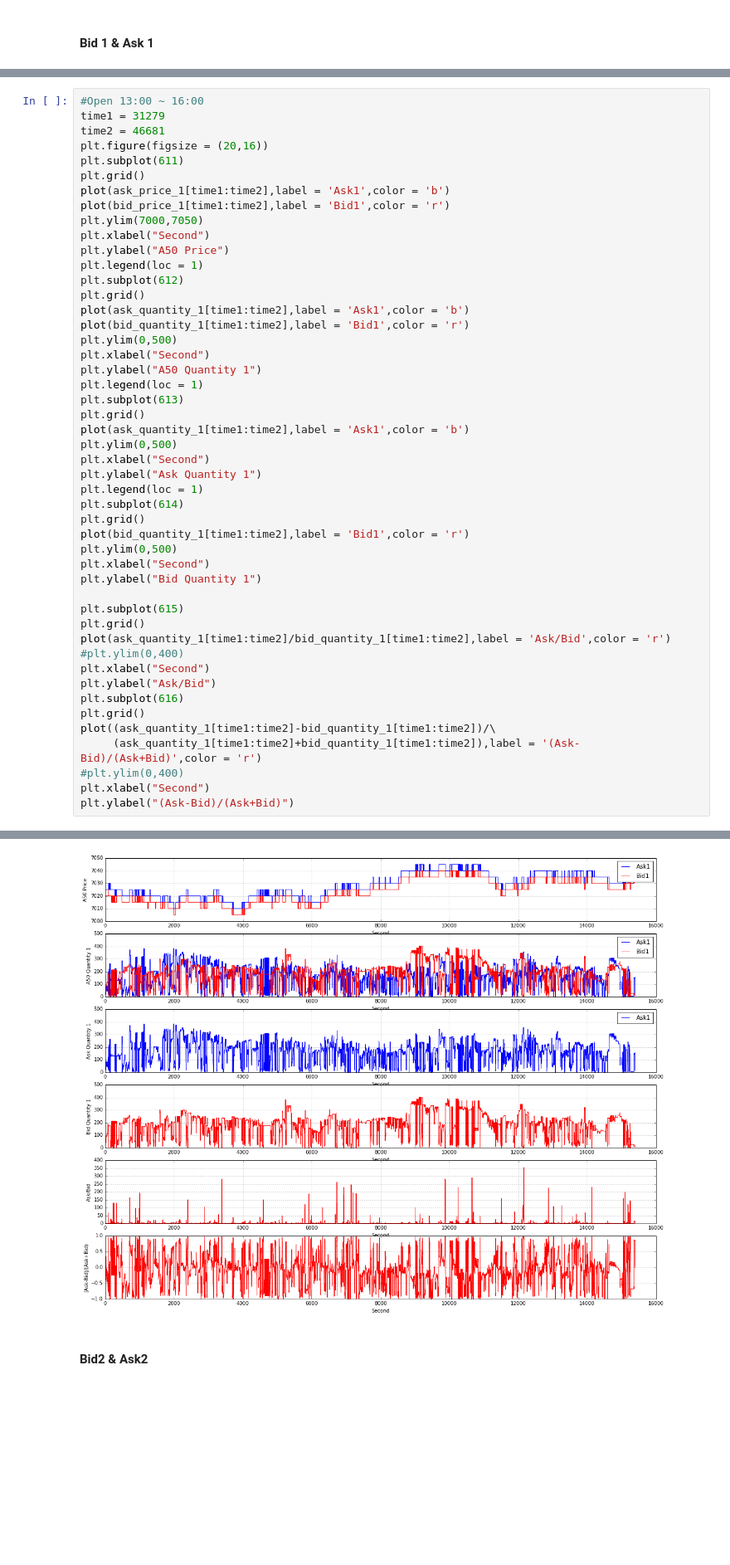
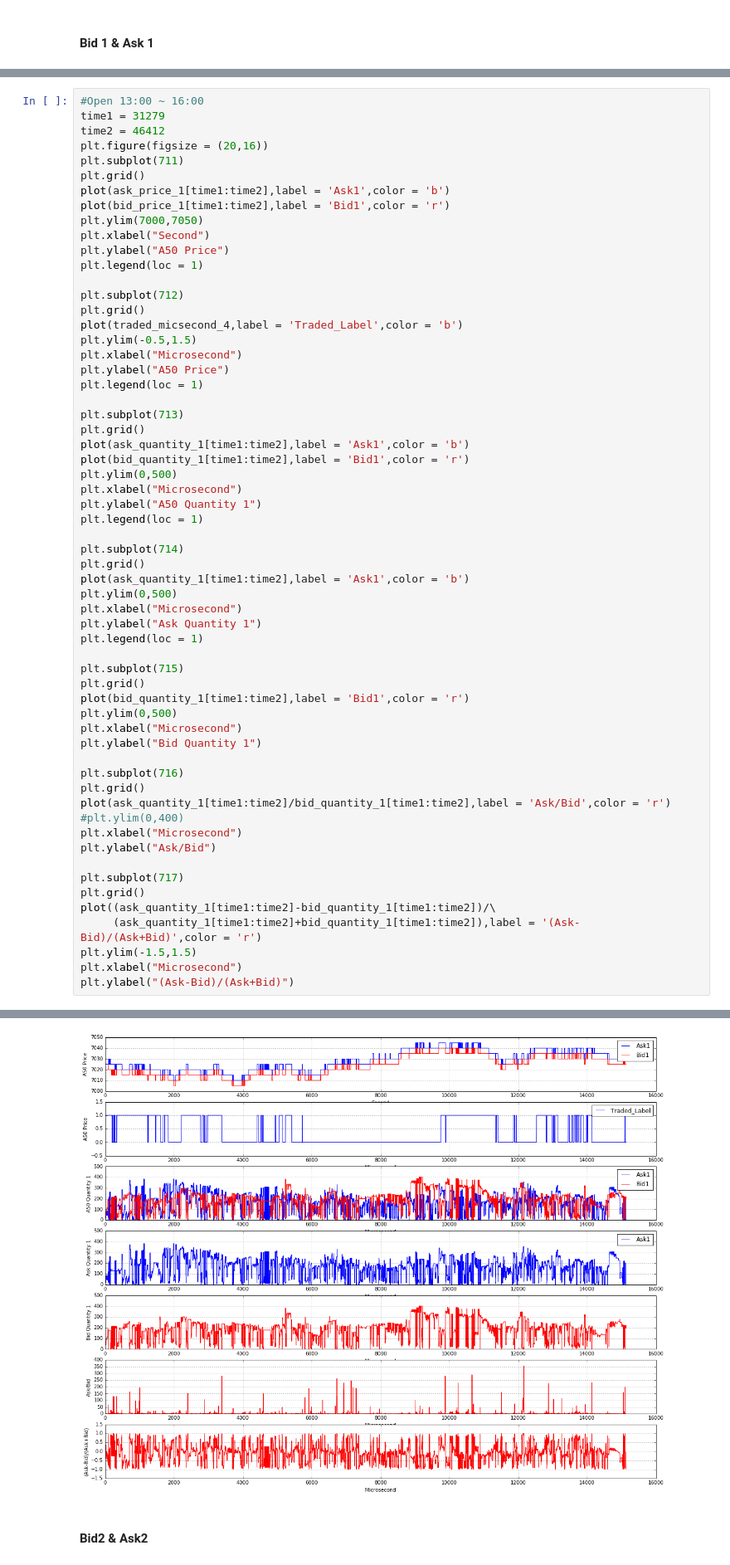
Before and after one commit to rorysroes/SGX-Full-OrderBook-Tick-Data-Trading-Strategy, a Jupyter notebook: Train_Test_Data_Builder_Feature_Extractor.ipynb, the cells around one changed output, grey strips where cells are left out. Shown at 83% size. Drawn from its saved outputs; the diff is of its cells as text; blank space fills up the shorter version.

```diff
--- a/Train_Test_Data_Builder_Feature_Extractor.ipynb
+++ b/Train_Test_Data_Builder_Feature_Extractor.ipynb
@@ -244,54 +336,66 @@ plt.ylabel("(Ask-Bid)/(Ask+Bid)")
 # %%
 #Open 13:00 ~ 16:00
 time1 = 31279
-time2 = 46681
+time2 = 46412
 plt.figure(figsize = (20,16))
-plt.subplot(611)
+plt.subplot(711)
 plt.grid()
 plot(ask_price_1[time1:time2],label = 'Ask1',color = 'b')
 plot(bid_price_1[time1:time2],label = 'Bid1',color = 'r')
 plt.ylim(7000,7050)
 plt.xlabel("Second")
 plt.ylabel("A50 Price")
 plt.legend(loc = 1)
-plt.subplot(612)
+
+plt.subplot(712)
+plt.grid()
+plot(traded_micsecond_4,label = 'Traded_Label',color = 'b')
+plt.ylim(-0.5,1.5)
+plt.xlabel("Microsecond")
+plt.ylabel("A50 Price")
+plt.legend(loc = 1)
+
+plt.subplot(713)
 plt.grid()
 plot(ask_quantity_1[time1:time2],label = 'Ask1',color = 'b')
 plot(bid_quantity_1[time1:time2],label = 'Bid1',color = 'r')
 plt.ylim(0,500)
-plt.xlabel("Second")
+plt.xlabel("Microsecond")
 plt.ylabel("A50 Quantity 1")
 plt.legend(loc = 1)
-plt.subplot(613)
+
+plt.subplot(714)
 plt.grid()
 plot(ask_quantity_1[time1:time2],label = 'Ask1',color = 'b')
 plt.ylim(0,500)
-plt.xlabel("Second")
+plt.xlabel("Microsecond")
 plt.ylabel("Ask Quantity 1")
 plt.legend(loc = 1)
-plt.subplot(614)
+
+plt.subplot(715)
 plt.grid()
 plot(bid_quantity_1[time1:time2],label = 'Bid1',color = 'r')
 plt.ylim(0,500)
-plt.xlabel("Second")
+plt.xlabel("Microsecond")
 plt.ylabel("Bid Quantity 1")
 
-plt.subplot(615)
+plt.subplot(716)
 plt.grid()
 plot(ask_quantity_1[time1:time2]/bid_quantity_1[time1:time2],label = 'Ask/Bid',color = 'r')
 #plt.ylim(0,400)
-plt.xlabel("Second")
+plt.xlabel("Microsecond")
 plt.ylabel("Ask/Bid")
-plt.subplot(616)
+
+plt.subplot(717)
 plt.grid()
 plot((ask_quantity_1[time1:time2]-bid_quantity_1[time1:time2])/\
      (ask_quantity_1[time1:time2]+bid_quantity_1[time1:time2]),label = '(Ask-Bid)/(Ask+Bid)',color = 'r')
-#plt.ylim(0,400)
-plt.xlabel("Second")
+plt.ylim(-1.5,1.5)
+plt.xlabel("Microsecond")
 plt.ylabel("(Ask-Bid)/(Ask+Bid)")
 # %% [output]
 <matplotlib.text.Text at 0x...>
-[figure, old version]
+[figure, new version]
 # %% [markdown]
 #### Bid2 & Ask2
 # %%
```
Also changed, not shown: parts of 15 cells of this notebook, 1 other file.
